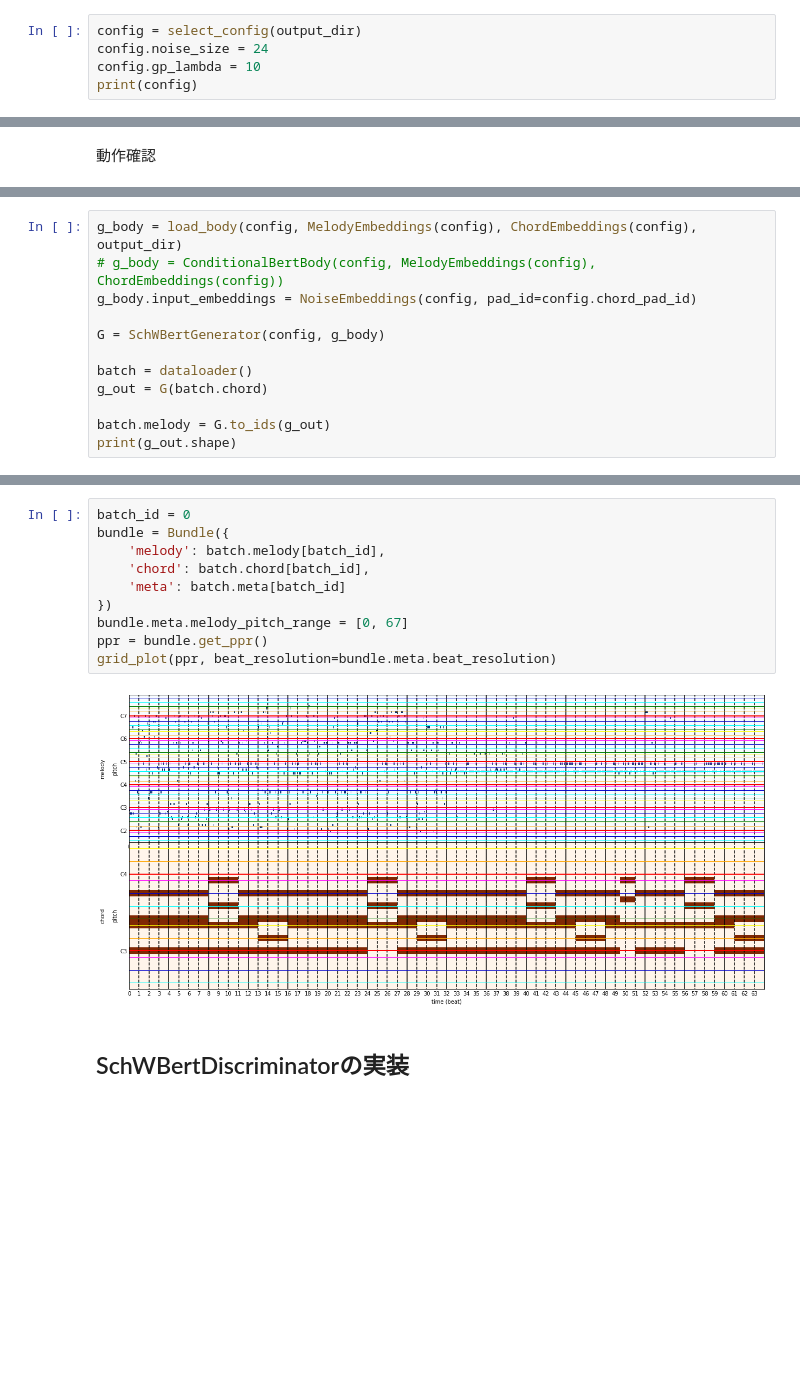
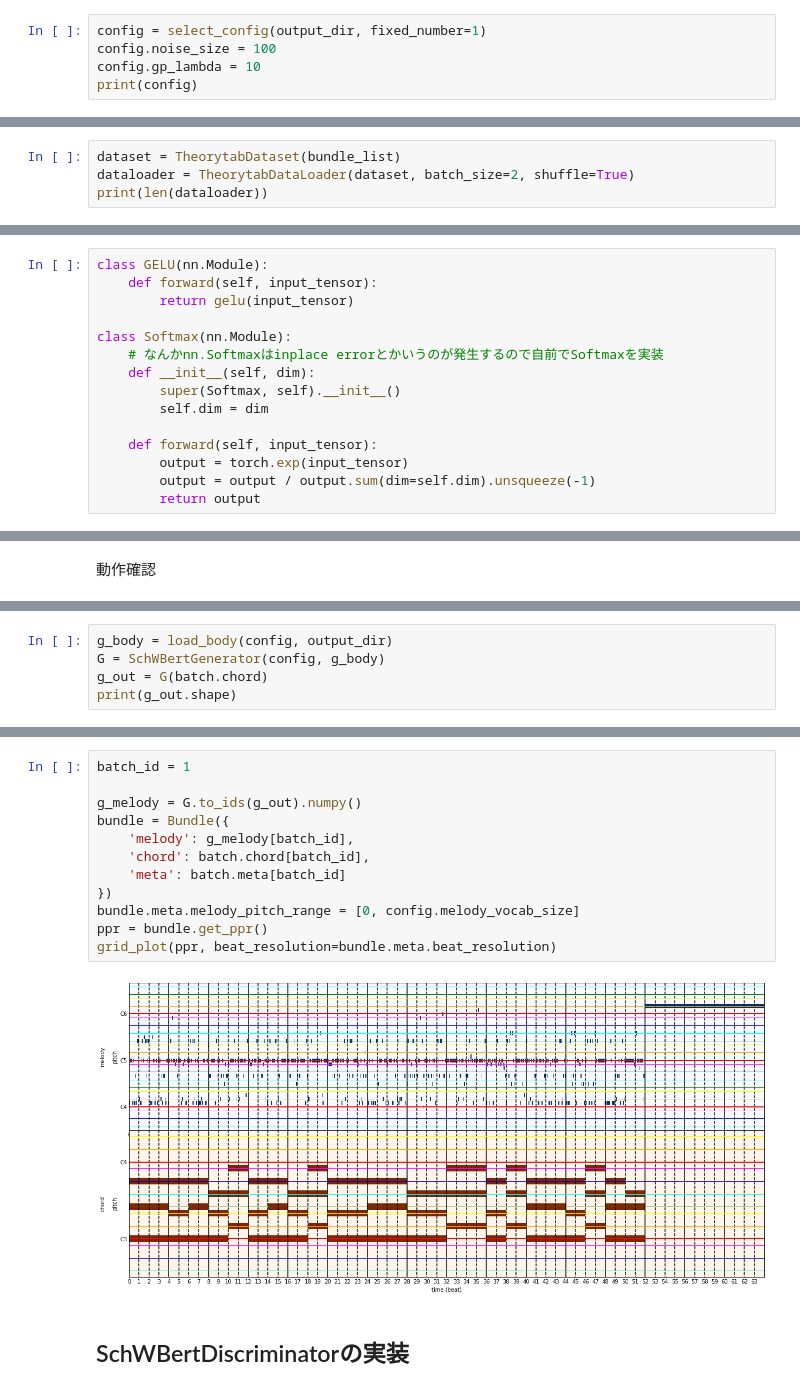
Before and after one commit to fuurin/schwbert, a Jupyter notebook: finetuning/theorytab.ipynb, the cells around one changed output, grey strips where cells are left out. Saved outputs shown, nothing was run; the diff lists cells and outputs as text; blank space fills up the shorter version.

Commit message:
chord embeddings success

```diff
--- a/finetuning/theorytab.ipynb
+++ b/finetuning/theorytab.ipynb
@@ -76,8 +83,8 @@ def select_config(directory, postfix=".json"):
     config = load_config(config_name, directory)
     return AttrDict(config)
 # %%
-config = select_config(output_dir)
-config.noise_size = 24
+config = select_config(output_dir, fixed_number=1)
+config.noise_size = 100
 config.gp_lambda = 10
 print(config)
 # %% [output]
@@ -98,0 +111,4 @@ all bundle size: 17396
+# %%
+dataset = TheorytabDataset(bundle_list)
+dataloader = TheorytabDataLoader(dataset, batch_size=2, shuffle=True)
+print(len(dataloader))
@@ -156,2 +202,17 @@ class NoiseEmbeddings(VecSeqEmbeddings):
 # %% [markdown]
 ## SchWBertGeneratorの実装
+# %%
+class GELU(nn.Module):
+    def forward(self, input_tensor):
+        return gelu(input_tensor)
+
+class Softmax(nn.Module):
+    # なんかnn.Softmaxはinplace errorとかいうのが発生するので自前でSoftmaxを実装
+    def __init__(self, dim):
+        super(Softmax, self).__init__()
+        self.dim = dim
+
+    def forward(self, input_tensor):
+        output = torch.exp(input_tensor)
+        output = output / output.sum(dim=self.dim).unsqueeze(-1)
+        return output
@@ -219,13 +282,6 @@ class SchWBertGenerator(nn.Module):
 # %%
-g_body = load_body(config, MelodyEmbeddings(config), ChordEmbeddings(config), output_dir)
-# g_body = ConditionalBertBody(config, MelodyEmbeddings(config), ChordEmbeddings(config))
-g_body.input_embeddings = NoiseEmbeddings(config, pad_id=config.chord_pad_id)
-
+g_body = load_body(config, output_dir)
 G = SchWBertGenerator(config, g_body)
-
-batch = dataloader()
 g_out = G(batch.chord)
-
-batch.melody = G.to_ids(g_out)
 print(g_out.shape)
 # %% [output]
@@ -233,15 +289,17 @@ torch.Size([2, 768, 67])
 # %%
-batch_id = 0
+batch_id = 1
+
+g_melody = G.to_ids(g_out).numpy()
 bundle = Bundle({
-    'melody': batch.melody[batch_id],
+    'melody': g_melody[batch_id],
     'chord': batch.chord[batch_id],
     'meta': batch.meta[batch_id]
 })
-bundle.meta.melody_pitch_range = [0, 67]
+bundle.meta.melody_pitch_range = [0, config.melody_vocab_size]
 ppr = bundle.get_ppr()
 grid_plot(ppr, beat_resolution=bundle.meta.beat_resolution)
 # %% [output]
-[figure, old version]
+[figure, new version]
 # %% [markdown]
 ## SchWBertDiscriminatorの実装
 # %%
```
Also changed, not shown: parts of 31 cells of this notebook, 8 other files.
